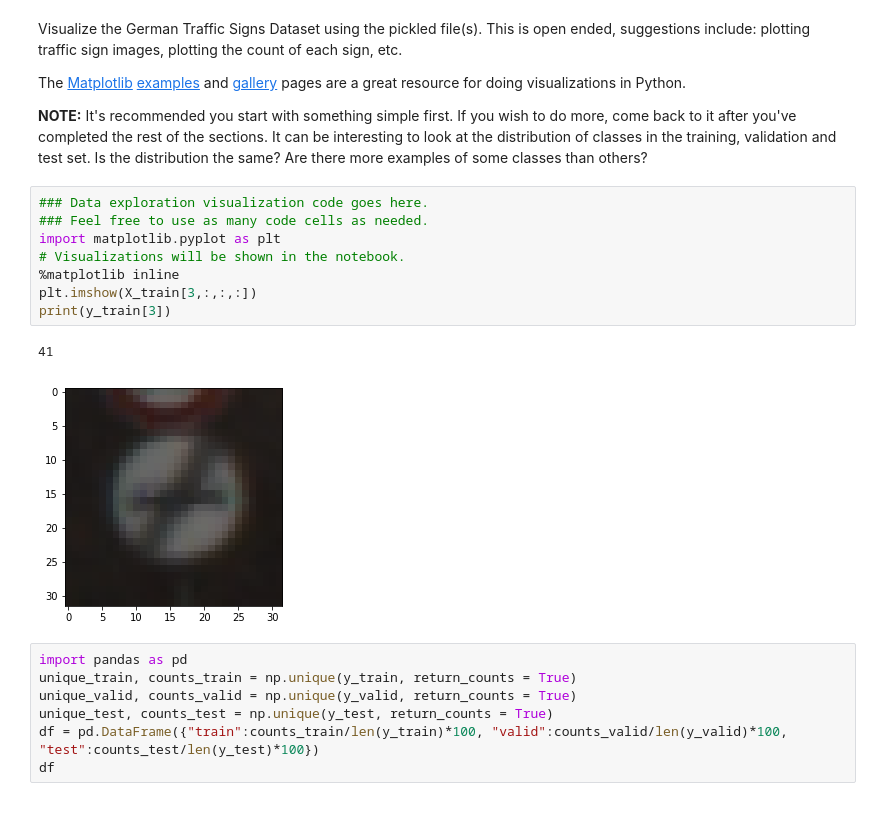
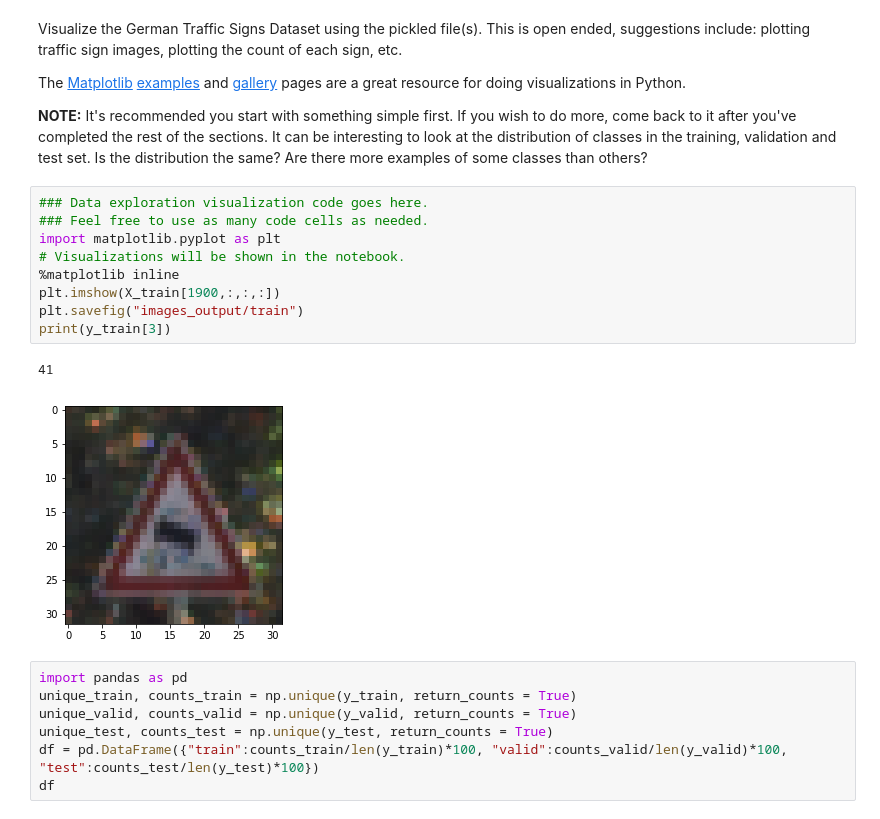
Before and after one commit to HenryHXYao/CarND-P3, a Jupyter notebook: Traffic_Sign_Classifier.ipynb, the cells around one changed output. Drawn from its saved outputs; the diff is of its cells as text.

```diff
--- a/Traffic_Sign_Classifier.ipynb
+++ b/Traffic_Sign_Classifier.ipynb
@@ -96,14 +96,15 @@ The [Matplotlib](http://matplotlib.org/) [examples](http://matplotlib.org/exampl
 # %%
 ### Data exploration visualization code goes here.
 ### Feel free to use as many code cells as needed.
 import matplotlib.pyplot as plt
 # Visualizations will be shown in the notebook.
 %matplotlib inline
-plt.imshow(X_train[3,:,:,:])
+plt.imshow(X_train[1900,:,:,:])
+plt.savefig("images_output/train")
 print(y_train[3])
 # %% [output]
 41
-[figure, old version]
+[figure, new version]
 # %%
 import pandas as pd
 unique_train, counts_train = np.unique(y_train, return_counts = True)
```
Also changed, not shown: parts of 3 cells of this notebook, 3 other files.
